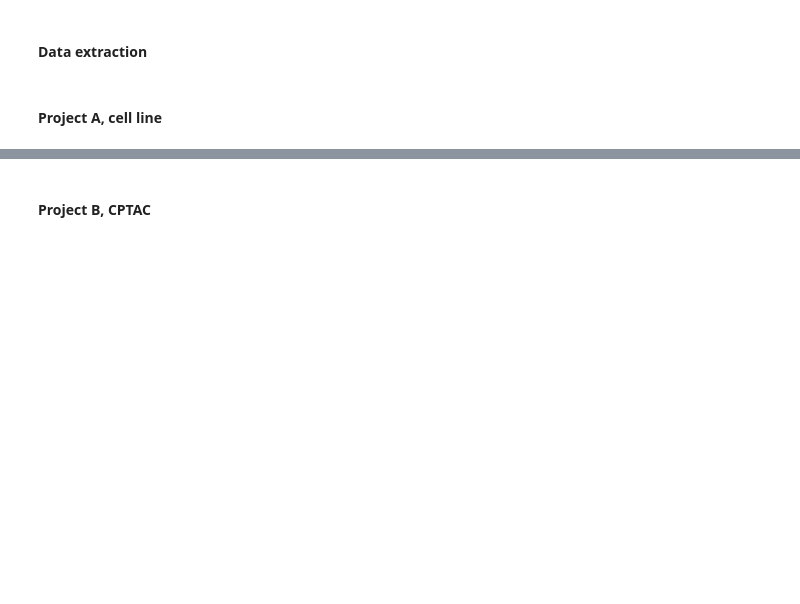
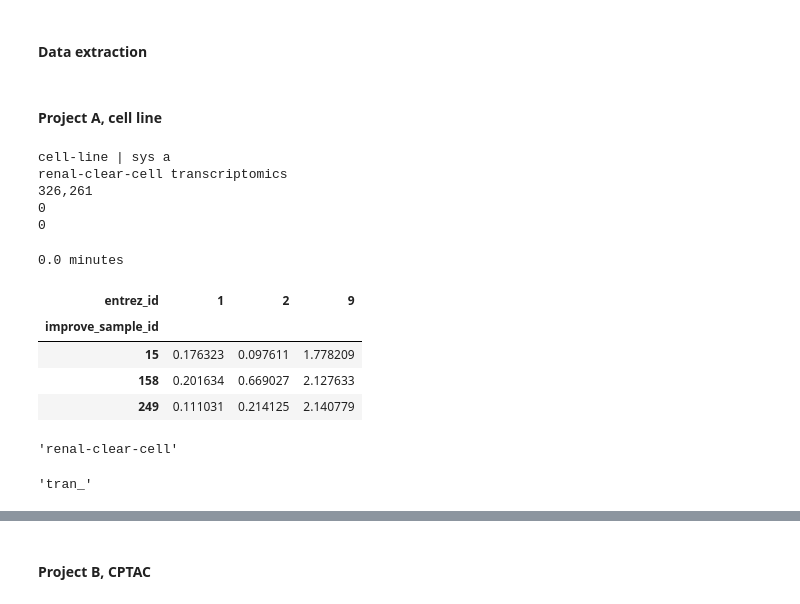
Before and after one commit to briankarlberg/mdl-sys-bnchmrk, a Jupyter notebook: code/dta_ldr.ipynb, the cells around one changed output, grey strips where cells are left out. Saved outputs shown, nothing was run; the diff lists cells and outputs as text; code cells hidden in the pictures; blank space fills up the shorter version.

```diff
--- a/code/dta_ldr.ipynb
+++ b/code/dta_ldr.ipynb
@@ -17,6 +28,7 @@ cd.download_data_by_prefix('cptac')
 # %%
-cptac = cd.DatasetLoader('cptac') # a
-cell_line = cd.DatasetLoader('cell_line') # b
+import coderdata as cd
+cell_line = cd.DatasetLoader('cell_line', data_directory = '../data/cell_line/') # a
+cptac = cd.DatasetLoader('cptac', data_directory = '../data/cptac/') # b
 
 print('DatasetLoaders in RAM')
-projects = 'cell_line_CPTAC'
+systems = 'cell-line+CPTAC'
@@ -180,5 +209,2 @@ proj_b_samp_canc_n = proj_b_samp[proj_b_samp.cancer_type == 'Renal Clear Cell Ca
 # %% [markdown]
 #### Continue
-# %%
-ids_proj_a = proj_a_samp_canc_n.improve_sample_id # cl
-ids_proj_b = proj_b_samp_canc_n.improve_sample_id # cp
@@ -202,18 +234,31 @@ dta_n_proj_b = cell_line.copy_number[cell_line.copy_number.improve_sample_id.isi
 # %%
-
-
-dta_n_proj_a = cptac.mutations[cptac.mutations.improve_sample_id.isin(ids_proj_a)]
-dta_n_proj_b = cell_line.mutations[cell_line.mutations.improve_sample_id.isin(ids_proj_b)]
+modality = 'mutations' # to file name
+moda = 'muta_' # to columns and index
+mda_n_sys_a = cptac.mutations[cptac.mutations.improve_sample_id.isin(ids_proj_a)]
+mda_n_sys_b = cell_line.mutations[cell_line.mutations.improve_sample_id.isin(ids_proj_b)]
 # %% [markdown]
 #### Project A, cell line
 # %%
-df_lite, size, na_count, inf_count = df_check(dta_n_proj_a)
-print(sys_a) # sa
-print(cancer, data_type)
+df_lite, size, na_count, inf_count = df_check(mda_n_sys_a)
+print(sys_a, '| sys a')
+print(cncr, modality)
 print(size)
 print(na_count)
 print(inf_count)
+# %% [output]
+cell-line | sys a
+renal-clear-cell transcriptomics
+326,261
+0
+0
 # %%
 wall_clock, dot_T = extract(df_lite)
 print(wall_clock)
-dot_T.head(1).iloc[:, :1]
+dot_T.iloc[:3, :3]
+# %% [output]
+0.0 minutes
+| entrez_id | 1 | 2 | 9 |
+| improve_sample_id |  |  |  |
+| 15 | 0.176323 | 0.097611 | 1.778209 |
+| 158 | 0.201634 | 0.669027 | 2.127633 |
+| 249 | 0.111031 | 0.214125 | 2.140779 |
@@ -222 +265,9 @@ d_typ
+# %%
+cncr
+# %% [output]
+'renal-clear-cell'
+# %%
+moda
+# %% [output]
+'tran_'
 # %%
```
Also changed, not shown: parts of 99 cells of this notebook.
